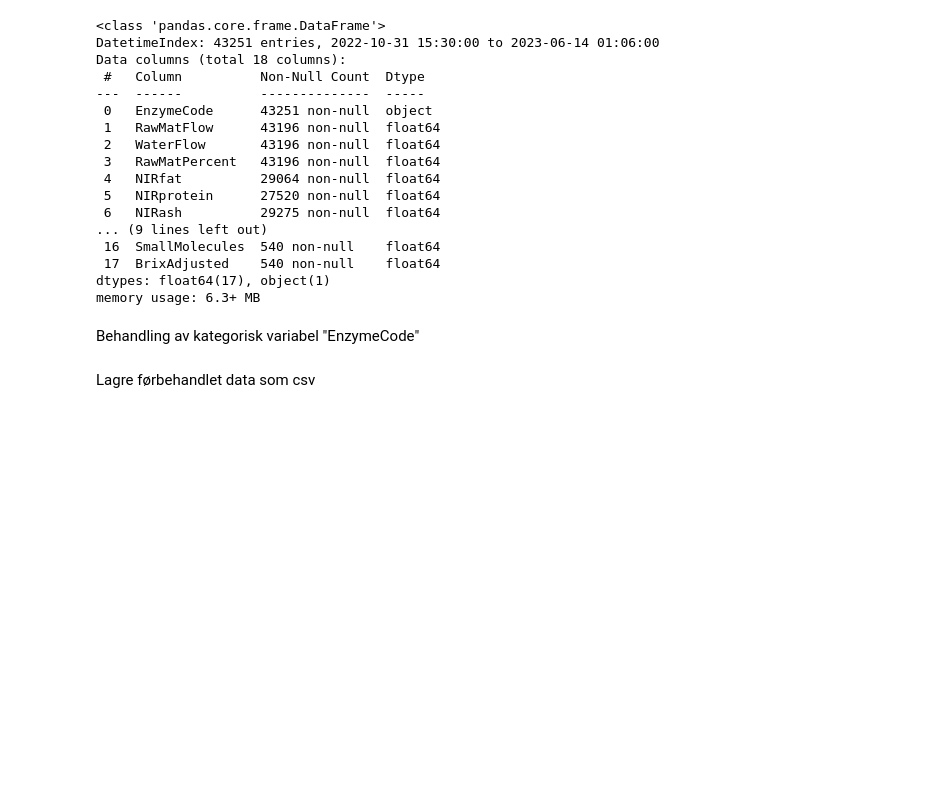
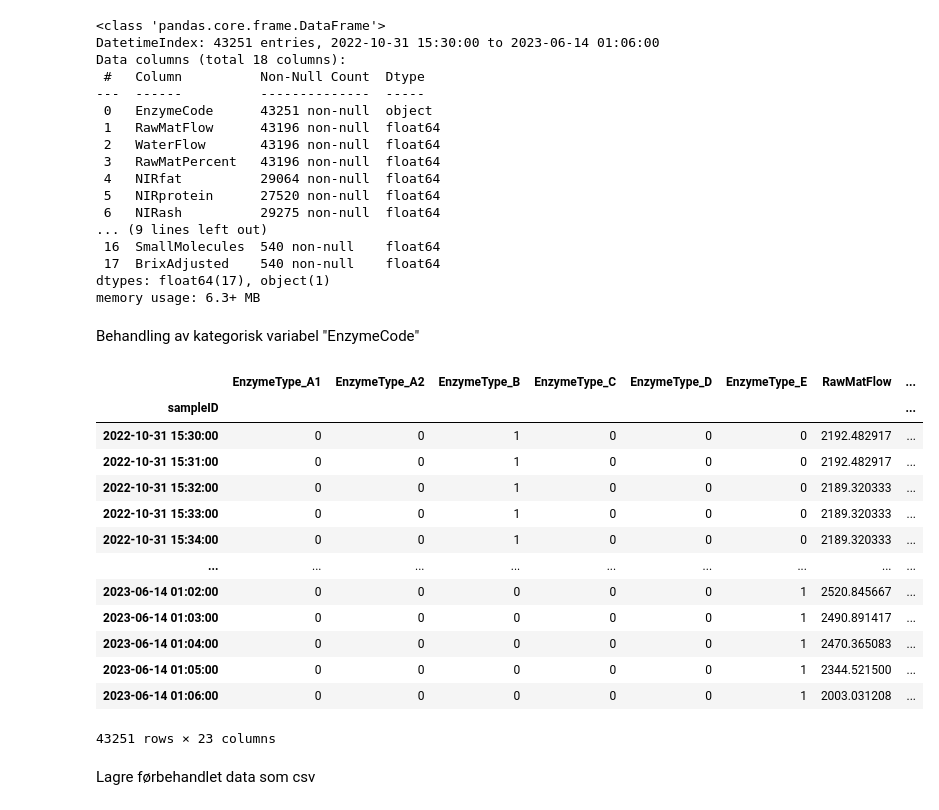
Before and after one commit to PreyPython123/Master-V24-Semiveiledet-Regresjon, a Jupyter notebook: Bioco_Dataprosessering,_Dataforståelse_og_Dataundersøkelse.ipynb, the cells around one changed output. Saved outputs shown, nothing was run; the diff lists cells and outputs as text; code cells hidden in the pictures; blank space fills up the shorter version.

```diff
--- a/Bioco_Dataprosessering,_Dataforståelse_og_Dataundersøkelse.ipynb
+++ b/Bioco_Dataprosessering,_Dataforståelse_og_Dataundersøkelse.ipynb
@@ -99,6 +143,23 @@ bioco_data = pd.get_dummies(bioco_data,
 # kolonnene
 kolonne_rekkefølge = bioco_data.columns[-6:].to_list() + bioco_data.columns[:-6].to_list()
 bioco_data = bioco_data[kolonne_rekkefølge]
+# %%
+bioco_data
+# %% [output]
+|  | EnzymeType_A1 | EnzymeType_A2 | EnzymeType_B | EnzymeType_C | EnzymeType_D | EnzymeType_E | RawMatFlow | ... |
+| sampleID |  |  |  |  |  |  |  | ... |
+| 2022-10-31 15:30:00 | 0 | 0 | 1 | 0 | 0 | 0 | 2192.482917 | ... |
+| 2022-10-31 15:31:00 | 0 | 0 | 1 | 0 | 0 | 0 | 2192.482917 | ... |
+| 2022-10-31 15:32:00 | 0 | 0 | 1 | 0 | 0 | 0 | 2189.320333 | ... |
+| 2022-10-31 15:33:00 | 0 | 0 | 1 | 0 | 0 | 0 | 2189.320333 | ... |
+| 2022-10-31 15:34:00 | 0 | 0 | 1 | 0 | 0 | 0 | 2189.320333 | ... |
+| ... | ... | ... | ... | ... | ... | ... | ... | ... |
+| 2023-06-14 01:02:00 | 0 | 0 | 0 | 0 | 0 | 1 | 2520.845667 | ... |
+| 2023-06-14 01:03:00 | 0 | 0 | 0 | 0 | 0 | 1 | 2490.891417 | ... |
+| 2023-06-14 01:04:00 | 0 | 0 | 0 | 0 | 0 | 1 | 2470.365083 | ... |
+| 2023-06-14 01:05:00 | 0 | 0 | 0 | 0 | 0 | 1 | 2344.521500 | ... |
+| 2023-06-14 01:06:00 | 0 | 0 | 0 | 0 | 0 | 1 | 2003.031208 | ... |
+43251 rows × 23 columns
 # %% [markdown]
 Lagre førbehandlet data som csv
 # %%
```
Also changed, not shown: parts of 4 cells of this notebook.
